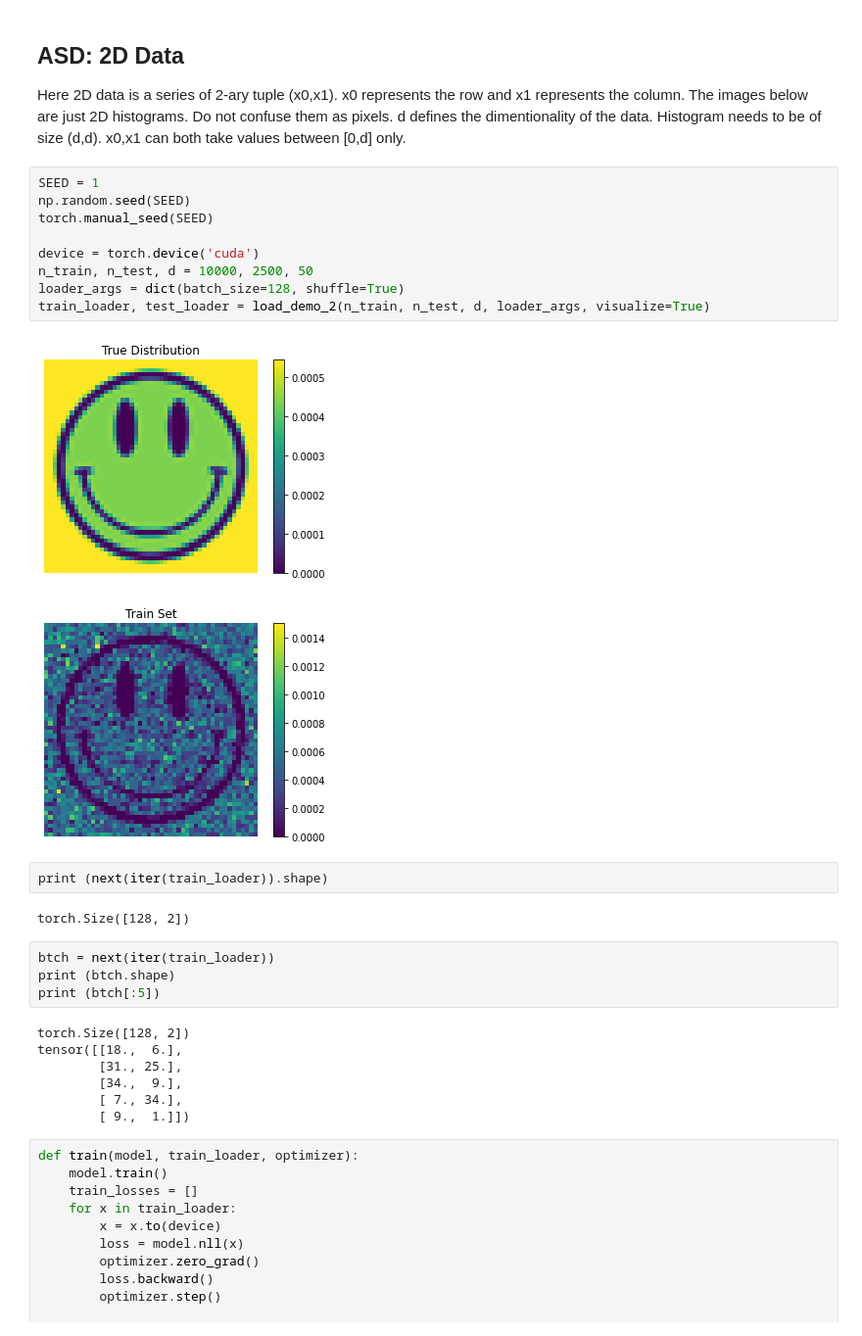
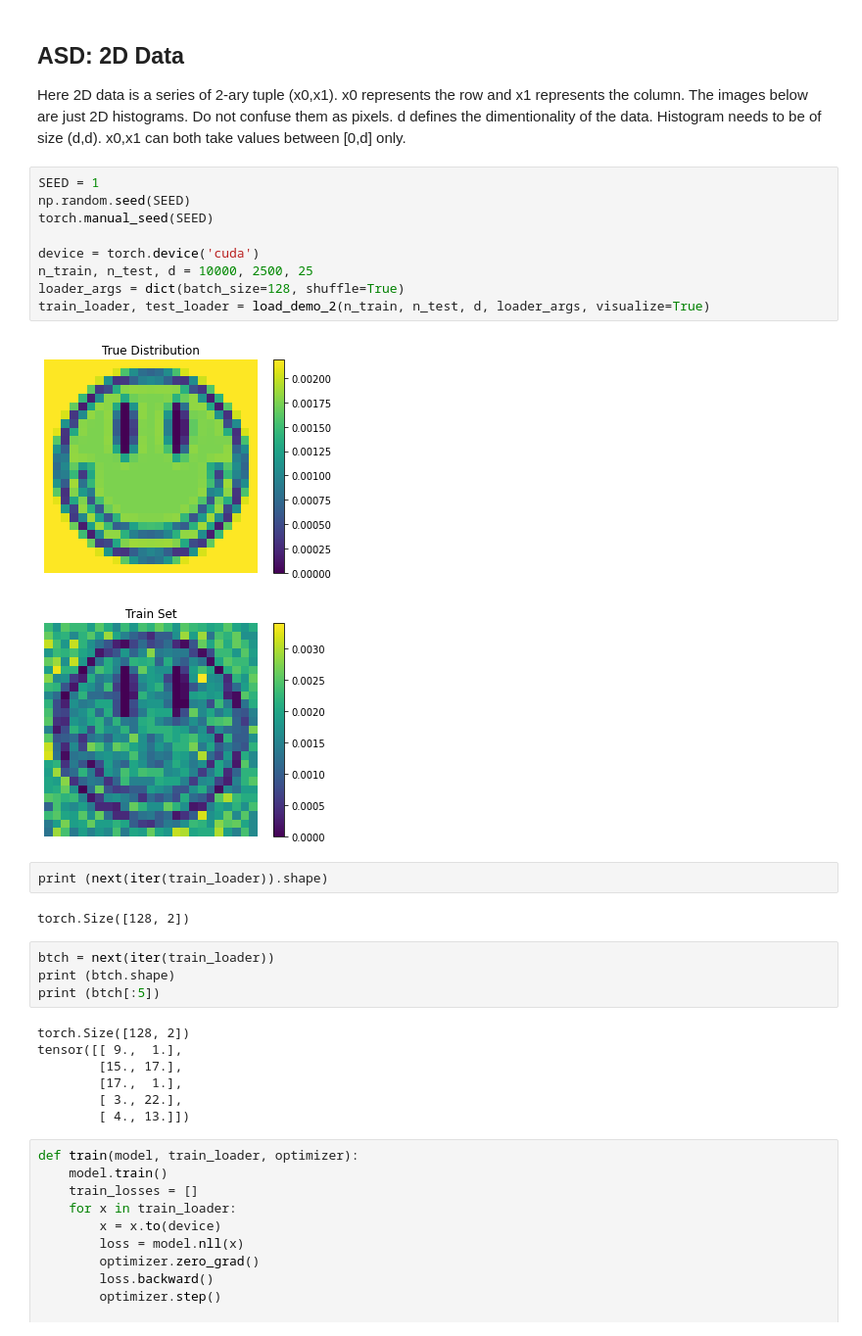
Before and after one commit to ankdesh/LearnTry-ML, a Jupyter notebook: cs294-Deep-Unsupervised-Pieter-Assign/demos/lecture2_autoregressive_models_demos.ipynb, the cells around one changed output. Shown: that part at 98% size. Saved outputs shown, nothing was run; the diff lists cells and outputs as text.

Commit message:
Finish 1a- implementation of Histogram based model

```diff
--- a/cs294-Deep-Unsupervised-Pieter-Assign/demos/lecture2_autoregressive_models_demos.ipynb
+++ b/cs294-Deep-Unsupervised-Pieter-Assign/demos/lecture2_autoregressive_models_demos.ipynb
@@ -264,15 +265,15 @@ Here 2D data is a series of 2-ary tuple (x0,x1). x0 represents the row and x1 re
 # %%
 SEED = 1
 np.random.seed(SEED)
 torch.manual_seed(SEED)
 
 device = torch.device('cuda')
-n_train, n_test, d = 10000, 2500, 50
+n_train, n_test, d = 10000, 2500, 25
 loader_args = dict(batch_size=128, shuffle=True)
 train_loader, test_loader = load_demo_2(n_train, n_test, d, loader_args, visualize=True)
 # %% [output]
-[figure, old version]
+[figure, new version]
-[figure, old version]
+[figure, new version]
 # %%
 print (next(iter(train_loader)).shape)
 # %% [output]
@@ -283,11 +284,11 @@ print (btch.shape)
 print (btch[:5])
 # %% [output]
 torch.Size([128, 2])
-tensor([[18.,  6.],
-        [31., 25.],
-        [34.,  9.],
-        [ 7., 34.],
-        [ 9.,  1.]])
+tensor([[ 9.,  1.],
+        [15., 17.],
+        [17.,  1.],
+        [ 3., 22.],
+        [ 4., 13.]])
 # %%
 def train(model, train_loader, optimizer):
     model.train()
```
Also changed, not shown: parts of 2 cells of this notebook, 1 other file.
